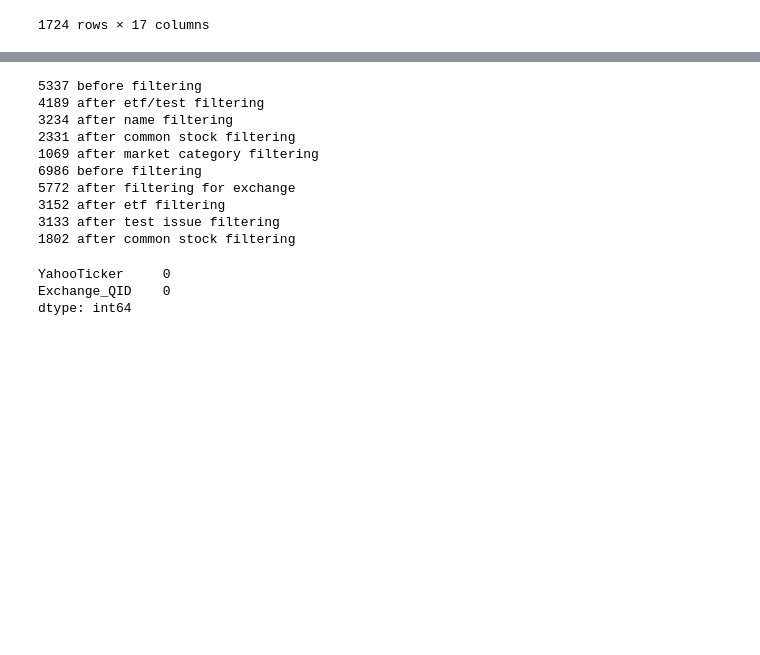
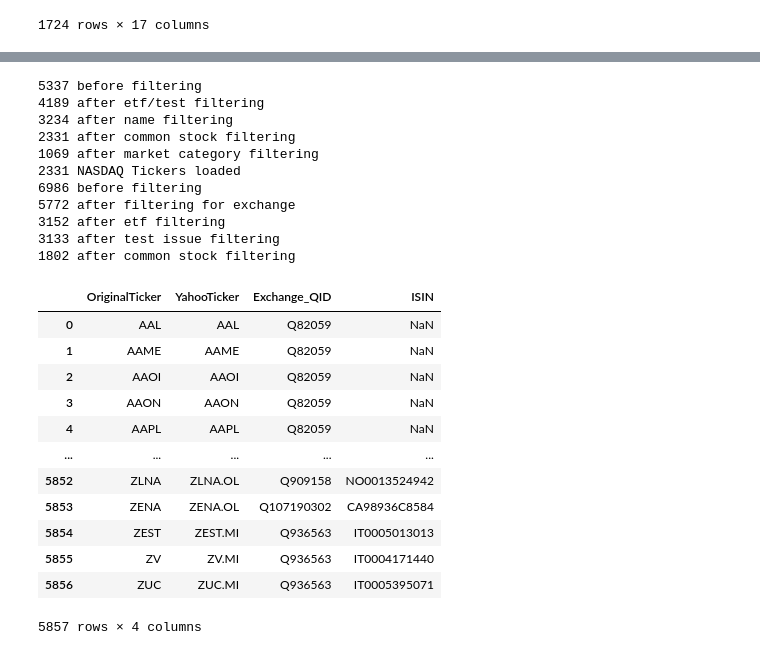
Before and after one commit to KonradSchumacher/DivAnalysisGNN, a Jupyter notebook: get_tickers.ipynb, the cells around one changed output, grey strips where cells are left out. Cells and saved outputs as stored; diff of their text form; code cells hidden in the pictures; blank space fills up the shorter version.

```diff
--- a/get_tickers.ipynb
+++ b/get_tickers.ipynb
@@ -215,7 +219,11 @@ df_euronext
 # %%
-nasdaq_t = load_nasdaq_tickers()[["YahooTicker", "Exchange_QID"]]
-nyse_t = load_nyse_tickers()[["YahooTicker", "Exchange_QID"]]
-euronext_t = load_euronext_tickers()[["YahooTicker", "Exchange_QID"]]
+nasdaq_t = load_nasdaq_tickers()[["symbol", "YahooTicker", "Exchange_QID"]]
+print(len(nasdaq_t), "NASDAQ Tickers loaded")
+nyse_t = load_nyse_tickers()[["cqs_symbol", "YahooTicker", "Exchange_QID"]]
+euronext_t = load_euronext_tickers()[["Symbol", "YahooTicker", "Exchange_QID", "ISIN"]]
+nasdaq_t.rename(columns={"symbol": "OriginalTicker"}, inplace=True)
+nyse_t.rename(columns={"cqs_symbol": "OriginalTicker"}, inplace=True)
+euronext_t.rename(columns={"Symbol": "OriginalTicker"}, inplace=True)
 tickers =pd.concat([nasdaq_t, nyse_t, euronext_t], axis=0, ignore_index=True)
 # %% [output]
 5337 before filtering
@@ -223,12 +231,26 @@ tickers =pd.concat([nasdaq_t, nyse_t, euronext_t], axis=0, ignore_index=True)
 3234 after name filtering
 2331 after common stock filtering
 1069 after market category filtering
+2331 NASDAQ Tickers loaded
 6986 before filtering
 5772 after filtering for exchange
 3152 after etf filtering
 3133 after test issue filtering
 1802 after common stock filtering
-YahooTicker     0
-Exchange_QID    0
-dtype: int64
+# %%
+tickers
+# %% [output]
+|  | OriginalTicker | YahooTicker | Exchange_QID | ISIN |
+| 0 | AAL | AAL | Q82059 | NaN |
+| 1 | AAME | AAME | Q82059 | NaN |
+| 2 | AAOI | AAOI | Q82059 | NaN |
+| 3 | AAON | AAON | Q82059 | NaN |
+| 4 | AAPL | AAPL | Q82059 | NaN |
+| ... | ... | ... | ... | ... |
+| 5852 | ZLNA | ZLNA.OL | Q909158 | NO0013524942 |
+| 5853 | ZENA | ZENA.OL | Q107190302 | CA98936C8584 |
+| 5854 | ZEST | ZEST.MI | Q936563 | IT0005013013 |
+| 5855 | ZV | ZV.MI | Q936563 | IT0004171440 |
+| 5856 | ZUC | ZUC.MI | Q936563 | IT0005395071 |
+5857 rows × 4 columns
 # %%
```
Also changed, not shown: parts of 6 cells of this notebook, 6 other files.
